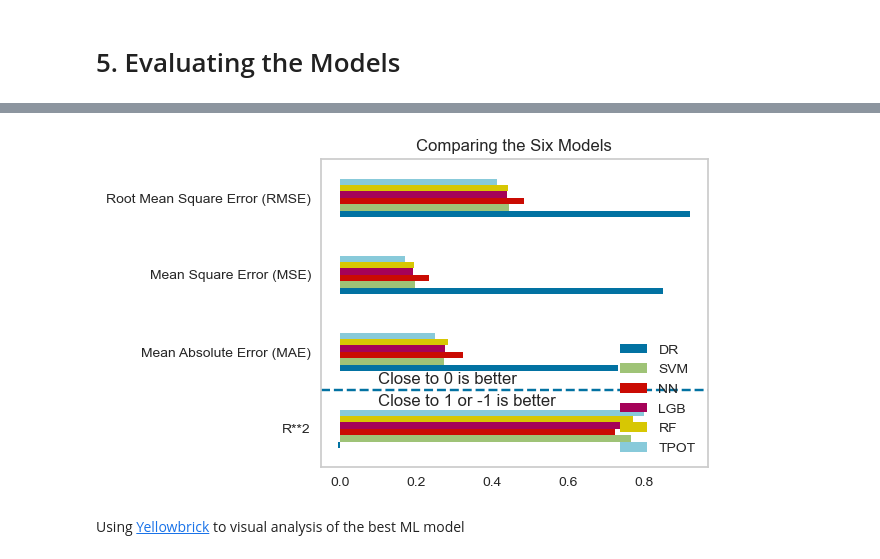
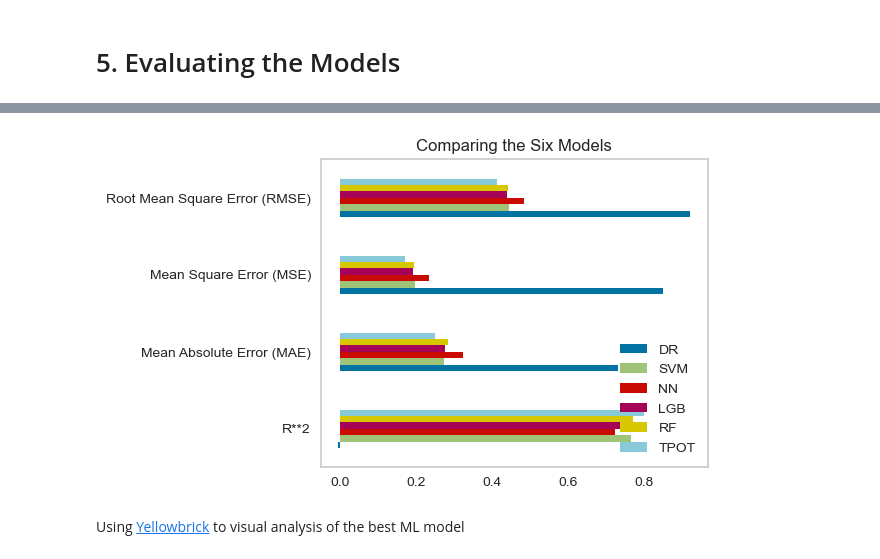
Before and after one commit to dmulysses/ml-regression-pkbhx, a Jupyter notebook: ml-regression-pkbhx.ipynb, the cells around one changed output, grey strips where cells are left out. Saved outputs shown, nothing was run; the diff lists cells and outputs as text; code cells hidden in the pictures.

```diff
--- a/ml-regression-pkbhx.ipynb
+++ b/ml-regression-pkbhx.ipynb
@@ -417,15 +417,15 @@ r2_scorer'''
 # %%
 fig, ax = plt.subplots(figsize=(5, 4))
 metrics.plot(kind='barh', ax=ax)
 ax.grid()
 ax.set_title('Comparing the Six Models')
 plt.legend(['DR', 'SVM', 'NN', 'LGB', 'RF', 'TPOT'], loc=4, shadow=True)
-plt.annotate('Close to 0 is better', xy=(0.1, 0.58))
-plt.annotate('Close to 1 or -1 is better', xy=(0.1, 0.3))
-plt.axhline(y=0.5, linestyle='--')
+#plt.annotate('Close to 0 is better', xy=(0.1, 0.58))
+#plt.annotate('Close to 1 or -1 is better', xy=(0.1, 0.3))
+#plt.axhline(y=0.5, linestyle='--')
 plt.show()
 # %% [output]
-[figure, old version]
+[figure, new version]
 # %% [markdown]
 Using [Yellowbrick](https://www.scikit-yb.org/) to visual analysis of the best ML model
 # %%
```
